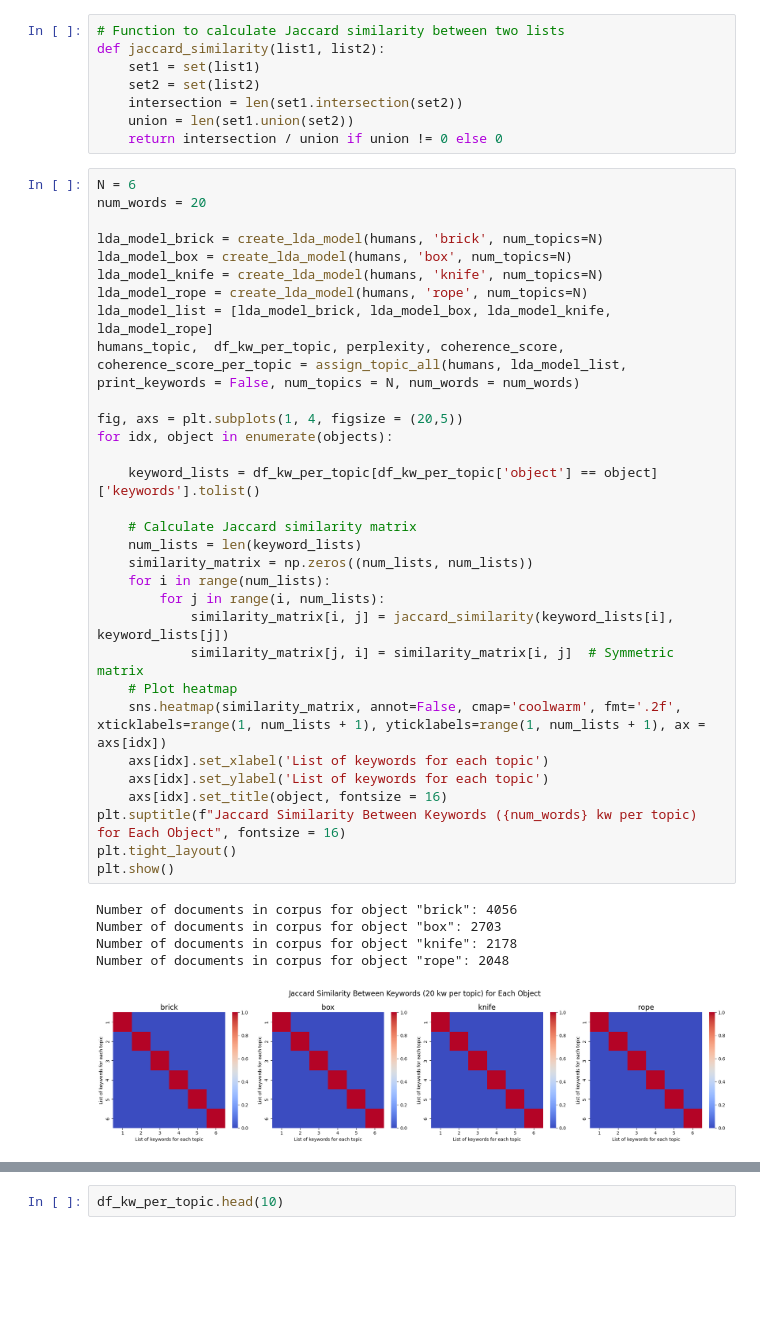
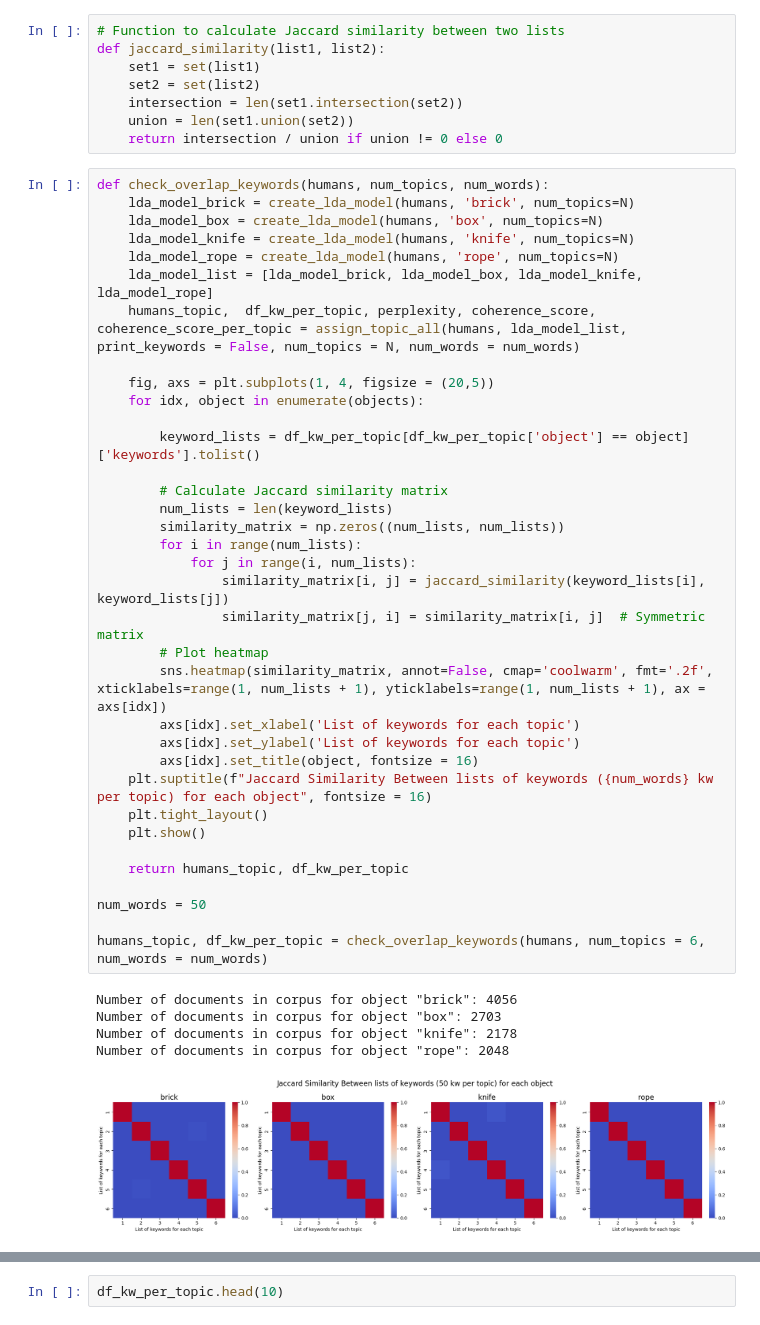
Before and after one commit to Maximelel/LLM_creativity_aut, a Jupyter notebook: topic_modeling_analysis.ipynb, the cells around one changed output, grey strips where cells are left out. Cells and saved outputs as stored; diff of their text form; blank space fills up the shorter version.

Commit message:
update topic modeling analysis ipynb

```diff
--- a/topic_modeling_analysis.ipynb
+++ b/topic_modeling_analysis.ipynb
@@ -102,39 +102,43 @@ def jaccard_similarity(list1, list2):
     union = len(set1.union(set2))
     return intersection / union if union != 0 else 0
 # %%
-N = 6
-num_words = 20
+def check_overlap_keywords(humans, num_topics, num_words):
+    lda_model_brick = create_lda_model(humans, 'brick', num_topics=N)
+    lda_model_box = create_lda_model(humans, 'box', num_topics=N)
+    lda_model_knife = create_lda_model(humans, 'knife', num_topics=N)
+    lda_model_rope = create_lda_model(humans, 'rope', num_topics=N)
+    lda_model_list = [lda_model_brick, lda_model_box, lda_model_knife, lda_model_rope]
+    humans_topic,  df_kw_per_topic, perplexity, coherence_score, coherence_score_per_topic = assign_topic_all(humans, lda_model_list, print_keywords = False, num_topics = N, num_words = num_words)
 
-lda_model_brick = create_lda_model(humans, 'brick', num_topics=N)
-lda_model_box = create_lda_model(humans, 'box', num_topics=N)
-lda_model_knife = create_lda_model(humans, 'knife', num_topics=N)
-lda_model_rope = create_lda_model(humans, 'rope', num_topics=N)
-lda_model_list = [lda_model_brick, lda_model_box, lda_model_knife, lda_model_rope]
-humans_topic,  df_kw_per_topic, perplexity, coherence_score, coherence_score_per_topic = assign_topic_all(humans, lda_model_list, print_keywords = False, num_topics = N, num_words = num_words)
+    fig, axs = plt.subplots(1, 4, figsize = (20,5))
+    for idx, object in enumerate(objects):
 
-fig, axs = plt.subplots(1, 4, figsize = (20,5))
-for idx, object in enumerate(objects):
+        keyword_lists = df_kw_per_topic[df_kw_per_topic['object'] == object]['keywords'].tolist()
 
-    keyword_lists = df_kw_per_topic[df_kw_per_topic['object'] == object]['keywords'].tolist()
+        # Calculate Jaccard similarity matrix
+        num_lists = len(keyword_lists)
+        similarity_matrix = np.zeros((num_lists, num_lists))
+        for i in range(num_lists):
+            for j in range(i, num_lists):
+                similarity_matrix[i, j] = jaccard_similarity(keyword_lists[i], keyword_lists[j])
+                similarity_matrix[j, i] = similarity_matrix[i, j]  # Symmetric matrix
+        # Plot heatmap
+        sns.heatmap(similarity_matrix, annot=False, cmap='coolwarm', fmt='.2f', xticklabels=range(1, num_lists + 1), yticklabels=range(1, num_lists + 1), ax = axs[idx])
+        axs[idx].set_xlabel('List of keywords for each topic')
+        axs[idx].set_ylabel('List of keywords for each topic')
+        axs[idx].set_title(object, fontsize = 16)
+    plt.suptitle(f"Jaccard Similarity Between lists of keywords ({num_words} kw per topic) for each object", fontsize = 16)
+    plt.tight_layout()
+    plt.show()
 
-    # Calculate Jaccard similarity matrix
-    num_lists = len(keyword_lists)
-    similarity_matrix = np.zeros((num_lists, num_lists))
-    for i in range(num_lists):
-        for j in range(i, num_lists):
-            similarity_matrix[i, j] = jaccard_similarity(keyword_lists[i], keyword_lists[j])
-            similarity_matrix[j, i] = similarity_matrix[i, j]  # Symmetric matrix
-    # Plot heatmap
-    sns.heatmap(similarity_matrix, annot=False, cmap='coolwarm', fmt='.2f', xticklabels=range(1, num_lists + 1), yticklabels=range(1, num_lists + 1), ax = axs[idx])
-    axs[idx].set_xlabel('List of keywords for each topic')
-    axs[idx].set_ylabel('List of keywords for each topic')
-    axs[idx].set_title(object, fontsize = 16)
-plt.suptitle(f"Jaccard Similarity Between Keywords ({num_words} kw per topic) for Each Object", fontsize = 16)
-plt.tight_layout()
-plt.show()
+    return humans_topic, df_kw_per_topic
+
+num_words = 50
+
+humans_topic, df_kw_per_topic = check_overlap_keywords(humans, num_topics = 6, num_words = num_words)
 # %% [output]
 Number of documents in corpus for object "brick": 4056
 Number of documents in corpus for object "box": 2703
 Number of documents in corpus for object "knife": 2178
 Number of documents in corpus for object "rope": 2048
-[figure, old version]
+[figure, new version]
```
Also changed, not shown: parts of 5 cells of this notebook.
